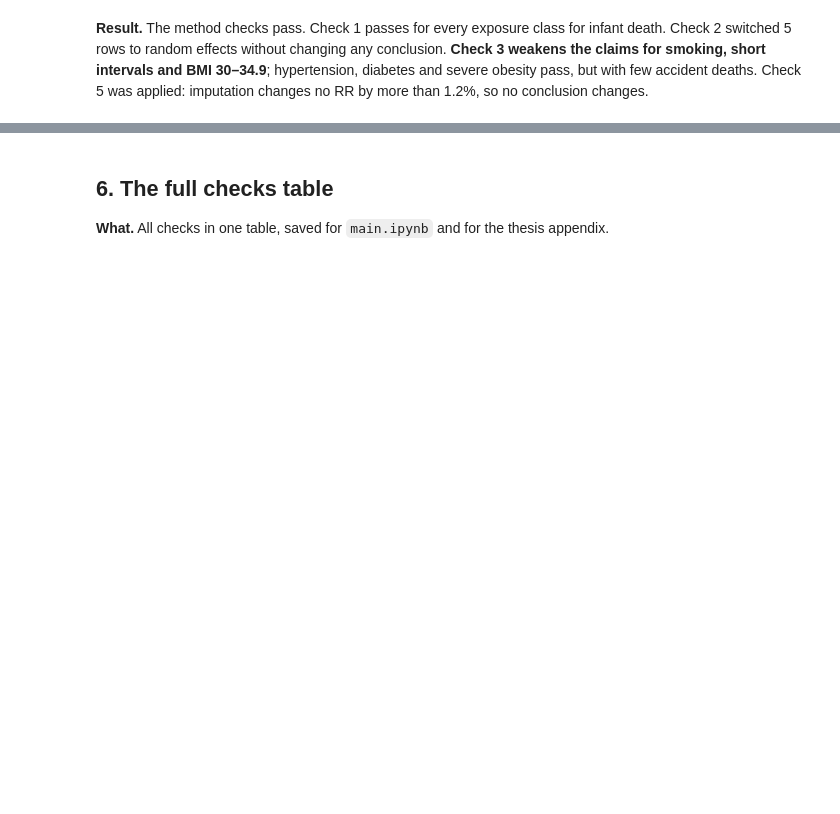
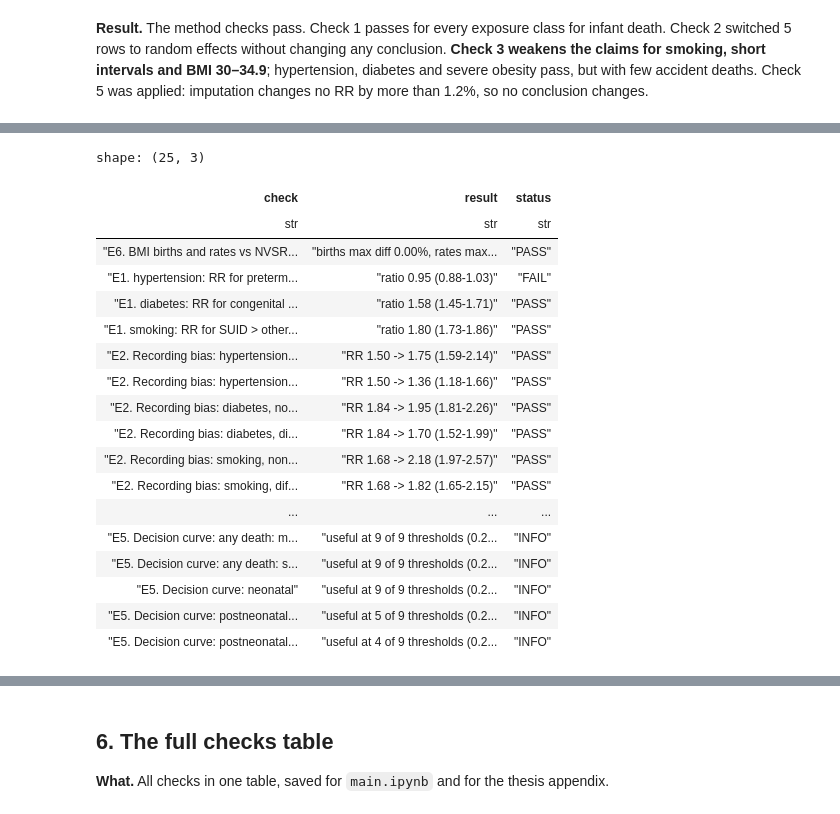
Before and after one commit to ShakulovElzar/infant-mortality-thesis, a Jupyter notebook: InfantMortalityThesis/notebooks/05_checks.ipynb, the cells around one changed output, grey strips where cells are left out. Saved outputs shown, nothing was run; the diff lists cells and outputs as text; code cells hidden in the pictures; blank space fills up the shorter version.

```diff
--- a/InfantMortalityThesis/notebooks/05_checks.ipynb
+++ b/InfantMortalityThesis/notebooks/05_checks.ipynb
@@ -187,0 +192,48 @@ shape: (14, 6)
+# %%
+ext = pl.read_csv(R / "extra_external_bmi.csv")
+add("Extra", "E6. BMI births and rates vs NVSR 69(9)", "births within 0.5%, rates within 5% per BMI class",
+    f"births max diff {ext['births_diff_pct'].abs().max():.2f}%, rates max diff {ext['rate_diff_pct'].abs().max():.1f}%",
+    "PASS" if (ext["result"] == "PASS").all() else "FAIL")
+for r in pl.read_csv(R / "extra_cause_predictions.csv").iter_rows(named=True):
+    add("Extra", f"E1. {r['exposure']}: RR for {r['cause']} > other causes", "ratio of RRs > 1 and 95% CI excludes 1",
+        f"ratio {r['ratio']:.2f} ({r['ratio_lo']:.2f}-{r['ratio_hi']:.2f})", "PASS" if r["prediction"] == "HOLDS" else "FAIL")
+for r in pl.read_csv(R / "extra_bias_analysis.csv").iter_rows(named=True):
+    add("Extra", f"E2. Recording bias: {r['exposure']}, {r['scenario']}", "FRAGILE if the 95% simulation interval includes 1",
+        f"RR {r['rr_observed']:.2f} -> {r['total_median']:.2f} ({r['total_lo']:.2f}-{r['total_hi']:.2f})",
+        "PASS" if r["verdict"] == "ROBUST" else "FRAGILE", r["source"])
+for r in pl.read_csv(R / "extra_stillbirth.csv").iter_rows(named=True):
+    add("Extra", f"E3. Stillbirth selection: {r['exposure']} {r['label']}", "composite RR / live-birth RR within 0.80-1.25",
+        f"live {r['rr_live']:.2f}, fetal or infant {r['rr_composite']:.2f} (ratio {r['composite_over_live']:.2f})",
+        "PASS" if r["verdict"] == "NOT BIASED" else "BIASED")
+med = pl.read_csv(R / "extra_mediation.csv")
+for name, rule, ok in (("hypertension", "proportion mediated: lower CI limit > 0.5", lambda r: r["prop_mediated_lo"] > 0.5),
+                       ("smoking", "proportion mediated: upper CI limit < 0.5", lambda r: r["prop_mediated_hi"] < 0.5)):
+    r = med.filter(pl.col("exposure") == name).row(0, named=True)
+    add("Extra", f"E4. Mediation through gestational age: {name}", rule,
+        f"{r['prop_mediated']:.2f} ({r['prop_mediated_lo']:.2f}-{r['prop_mediated_hi']:.2f})", "PASS" if ok(r) else "FAIL")
+dca = pl.read_csv(R / "extra_decision_curves.csv")
+for m, d in dca.group_by("model", maintain_order=True):
+    use = d.filter(pl.col("useful"))["threshold"].to_list()
+    add("Extra", f"E5. Decision curve: {m[0]}", "net benefit - max(treat all, 0): 95% CI above 0",
+        f"useful at {len(use)} of {d.height} thresholds" + (f" ({100 * min(use):.2g}-{100 * max(use):.2g}%)" if use else ""), "INFO")
+pl.DataFrame([c for c in checks if c["part"] == "Extra"]).select("check", "result", "status")
+# %% [output]
+shape: (25, 3)
+| check | result | status |
+| str | str | str |
+| "E6. BMI births and rates vs NVSR... | "births max diff 0.00%, rates max... | "PASS" |
+| "E1. hypertension: RR for preterm... | "ratio 0.95 (0.88-1.03)" | "FAIL" |
+| "E1. diabetes: RR for congenital ... | "ratio 1.58 (1.45-1.71)" | "PASS" |
+| "E1. smoking: RR for SUID > other... | "ratio 1.80 (1.73-1.86)" | "PASS" |
+| "E2. Recording bias: hypertension... | "RR 1.50 -> 1.75 (1.59-2.14)" | "PASS" |
+| "E2. Recording bias: hypertension... | "RR 1.50 -> 1.36 (1.18-1.66)" | "PASS" |
+| "E2. Recording bias: diabetes, no... | "RR 1.84 -> 1.95 (1.81-2.26)" | "PASS" |
+| "E2. Recording bias: diabetes, di... | "RR 1.84 -> 1.70 (1.52-1.99)" | "PASS" |
+| "E2. Recording bias: smoking, non... | "RR 1.68 -> 2.18 (1.97-2.57)" | "PASS" |
+| "E2. Recording bias: smoking, dif... | "RR 1.68 -> 1.82 (1.65-2.15)" | "PASS" |
+| ... | ... | ... |
+| "E5. Decision curve: any death: m... | "useful at 9 of 9 thresholds (0.2... | "INFO" |
+| "E5. Decision curve: any death: s... | "useful at 9 of 9 thresholds (0.2... | "INFO" |
+| "E5. Decision curve: neonatal" | "useful at 9 of 9 thresholds (0.2... | "INFO" |
+| "E5. Decision curve: postneonatal... | "useful at 5 of 9 thresholds (0.2... | "INFO" |
+| "E5. Decision curve: postneonatal... | "useful at 4 of 9 thresholds (0.2... | "INFO" |
```
Also changed, not shown: parts of 4 cells of this notebook, 20 other files.
